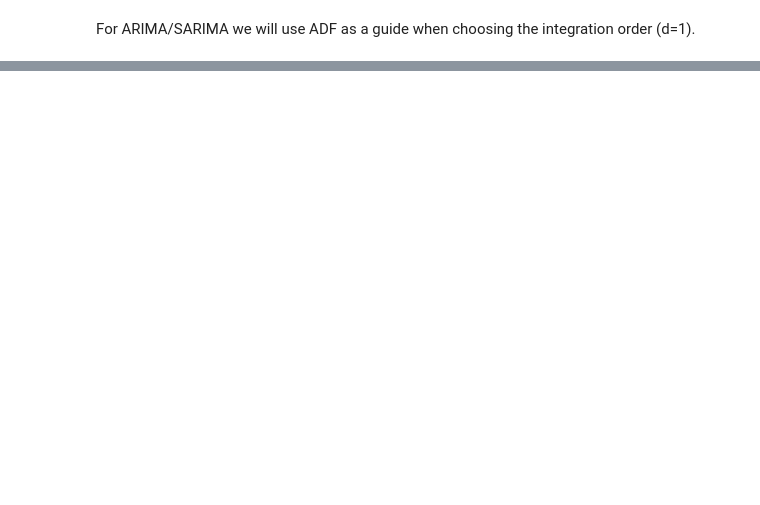
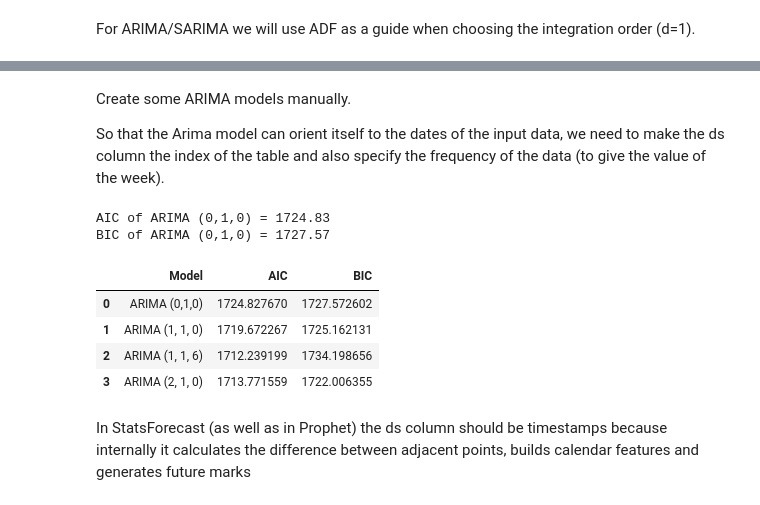
Before and after one commit to AwanRaskall/ml-demand-driven-order-planning, a Jupyter notebook: product_demand_prediction.ipynb, the cells around one changed output, grey strips where cells are left out. Saved outputs shown, nothing was run; the diff lists cells and outputs as text; code cells hidden in the pictures; blank space fills up the shorter version.

Commit message:
Column Engineering + edited the evaluate_model fun + fixed manual Arima models

```diff
--- a/product_demand_prediction.ipynb
+++ b/product_demand_prediction.ipynb
@@ -561,21 +580,22 @@ The metrics used to evaluate models are:
 
 The metrics used to evaluate the accurancy of models are:
 # %%
-eval_models = pd.DataFrame(columns = ['Model', 'AIC', 'BIC'])
+df_eval_models = pd.DataFrame(columns = ['Model', 'AIC', 'BIC'])
 
-def evaluate_model(fitmodel, model_name, table_show = False, clean = False):
+def evaluate_model(eval_models, fitmodel, model_name, metrics_show = False, table_show = False, clean = False):
     aic = fitmodel.aic
     bic = fitmodel.bic
 
-    if clean:
-        eval_models = eval_models[0:0]
+    if clean: eval_models = eval_models[0:0]
 
     eval_models.loc[len(eval_models)] = [model_name, aic, bic]
+    if metrics_show: print(f'AIC of {model_name} = {aic:.2f} \nBIC of {model_name} = {bic:.2f}')
 
     if table_show:
-        eval_models.style.highlight_min(subset = ['AIC', 'BIC'], color = 'lightgreen')
+        eval_models = eval_models.drop_duplicates()
+        eval_models = eval_models.style.highlight_min(subset = ['AIC', 'BIC'], color = 'lightgreen')
         return eval_models
 
-    return f'AIC of {model_name} = {aic:.2f} \nBIC of {model_name} = {bic:.2f}'
+    return eval_models
 # %% [markdown]
 ### 6.2 Model creation
@@ -583,0 +626,44 @@ For ARIMA/SARIMA we will use ADF as a guide when choosing the integration order
+# %%
+# Function that creates an ARIMA model and trains it using maximum likelihood (fit)
+
+def build_arima(data, order):
+    model = ARIMA(data, order = order)
+    fit_model = model.fit()
+    return fit_model
+# %% [markdown]
+Create some ARIMA models manually.
+
+So that the Arima model can orient itself to the dates of the input data, we need to make the ds column the index of the table and also specify the frequency of the data (to give the value of the week).
+# %%
+train_arima_df = train.copy()
+
+train_arima_df = train_arima_df.set_index('ds')
+train_arima_df = train_arima_df.asfreq('W')
+
+train_arima = train_arima_df['num_units']
+# %%
+# 1st model and AIC / BIC values
+fit_model1 = build_arima(train_arima, (0,1,0))
+df_eval_models = evaluate_model(df_eval_models, fit_model1, 'ARIMA (0, 1, 0)', True)
+# %% [output]
+AIC of ARIMA (0,1,0) = 1724.83
+BIC of ARIMA (0,1,0) = 1727.57
+# %%
+fit_model2 = build_arima(train_arima, (1,1,0))
+df_eval_models = evaluate_model(df_eval_models, fit_model2, 'ARIMA (1, 1, 0)')
+
+fit_model3 = build_arima(train_arima, (1,1,6))
+df_eval_models = evaluate_model(df_eval_models, fit_model3, 'ARIMA (1, 1, 6)')
+
+fit_model4 = build_arima(train_arima, (2,1,0))
+df_eval_models = evaluate_model(df_eval_models, fit_model4, 'ARIMA (2, 1, 0)', table_show= True)
+
+df_eval_models
+# %% [output]
+|  | Model | AIC | BIC |
+| 0 | ARIMA (0,1,0) | 1724.827670 | 1727.572602 |
+| 1 | ARIMA (1, 1, 0) | 1719.672267 | 1725.162131 |
+| 2 | ARIMA (1, 1, 6) | 1712.239199 | 1734.198656 |
+| 3 | ARIMA (2, 1, 0) | 1713.771559 | 1722.006355 |
+# %% [markdown]
+In StatsForecast (as well as in Prophet) the ds column should be timestamps because internally it calculates the difference between adjacent points, builds calendar features and generates future marks
```
Also changed, not shown: parts of 8 cells of this notebook.
